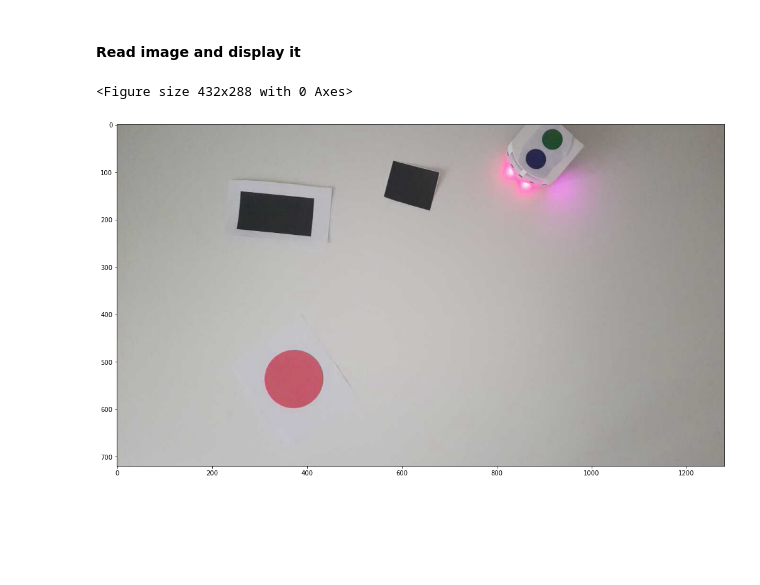
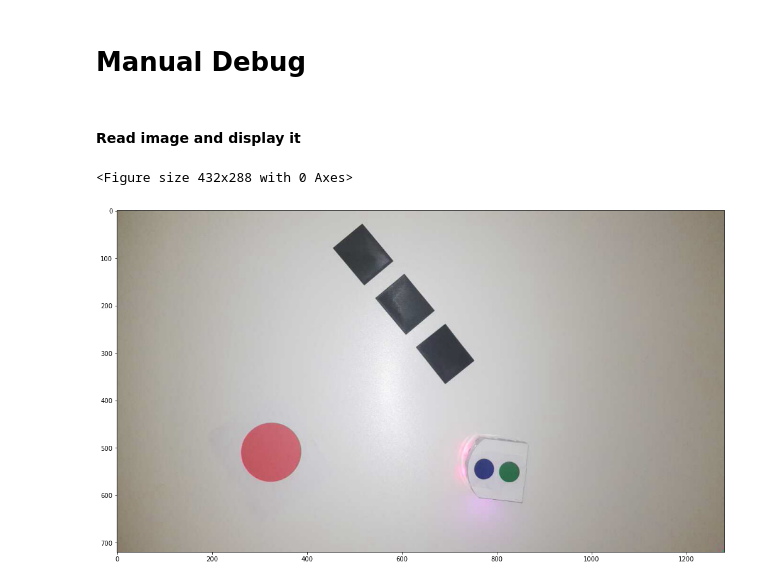
Before and after one commit to kenp-io/EPFL_MoRo_Project, a Jupyter notebook: main.ipynb, the cells around one changed output. Saved outputs shown, nothing was run; the diff lists cells and outputs as text; code cells hidden in the pictures; blank space fills up the shorter version.

```diff
--- a/main.ipynb
+++ b/main.ipynb
@@ -28,27 +55,30 @@ The Thymio is detected by detecting the green circle (center of mass) and the bl
+# %% [markdown]
+# Manual Debug
 # %% [markdown]
 #### Read image and display it
 # %%
+#RUN CELL 1 TO HAVE IMPORTS
 %matplotlib inline
-cap = vision.VideoCapture("http://192.168.13.124:8080/video")
+capDebug = vision.VideoCapture("http://192.168.13.124:8080/video")
+
 plt.figure()
-
 viewCam = False
 
 while viewCam:
-    frame = cap.read()
-    frame = cv2.cvtColor(frame,cv2.COLOR_BGR2RGB)
-    plt.imshow(frame)
+    frameDebug = capDebug.read()
+    frameDebug = cv2.cvtColor(frameDebug,cv2.COLOR_BGR2RGB)
+    plt.imshow(frameDebug)
     plt.show()
     time.sleep(1)
     clear_output()
 
 raw_frame = cap.read()
 plt.figure(figsize = (50,10))
 plt.imshow(cv2.cvtColor(raw_frame,cv2.COLOR_BGR2RGB))
 plt.show()
 # %% [output]
 <Figure size 432x288 with 0 Axes>
-[figure, old version]
+[figure, new version]
 # %%
 importlib.reload(vision)
 %matplotlib inline
```
Also changed, not shown: parts of 21 cells of this notebook, 3 other files.
